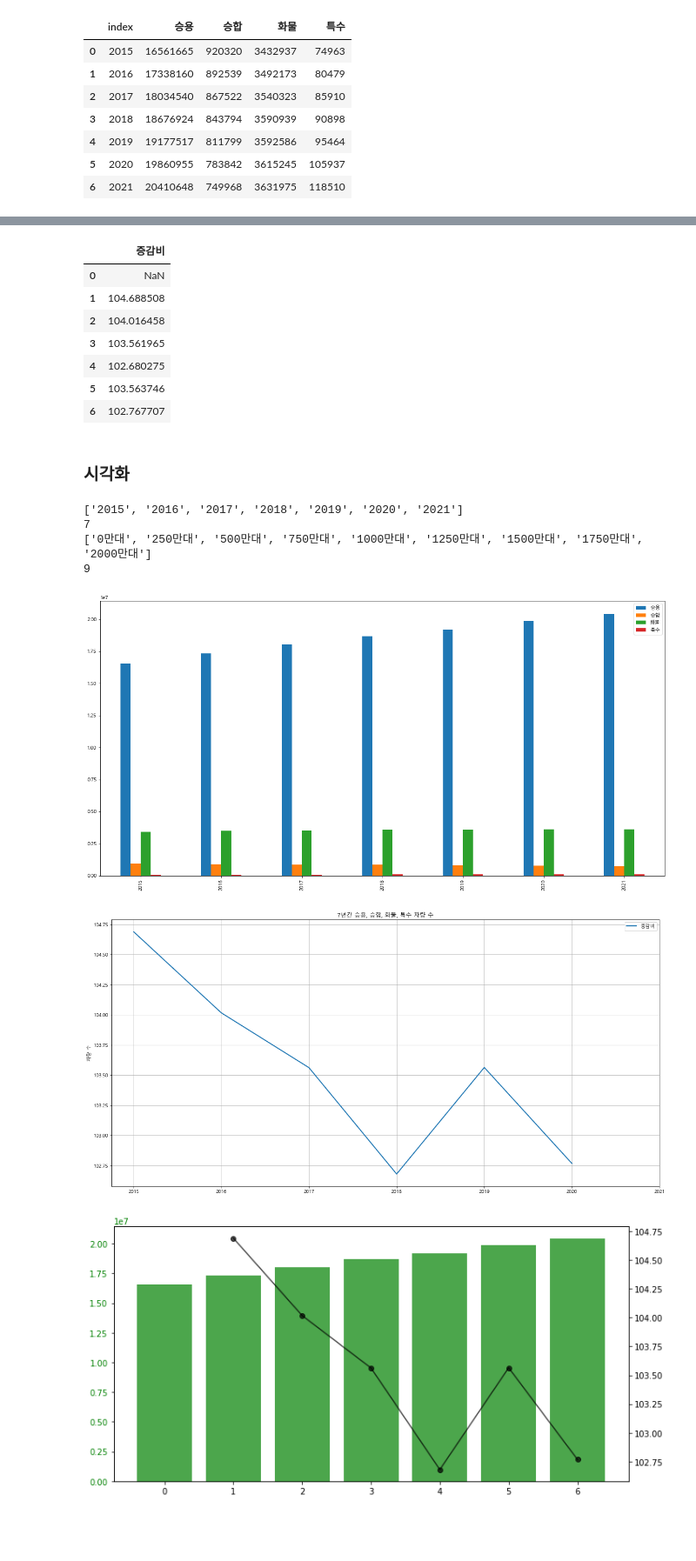
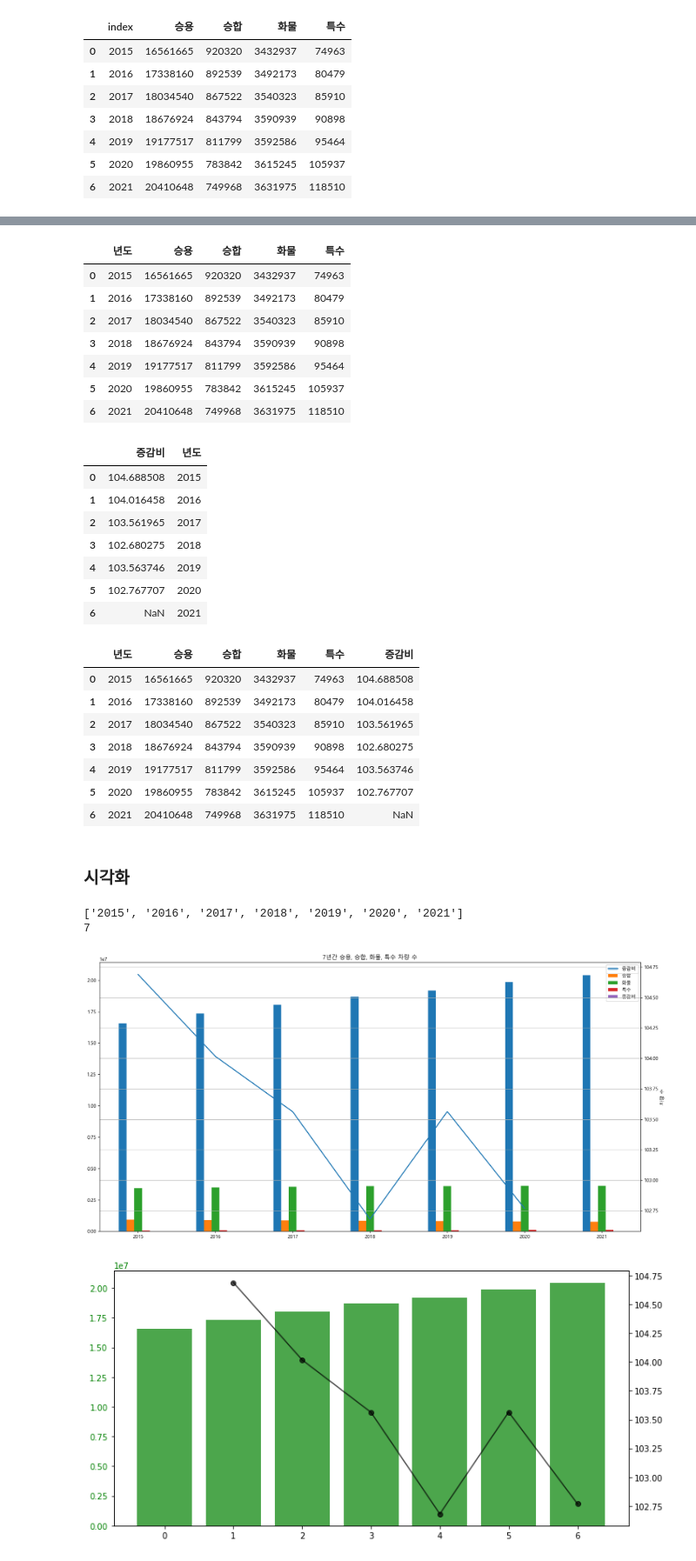
Before and after one commit to JIDONGJU/StudyPython22, a Jupyter notebook: 220614~/11day~/자동차 등록대수 및 증감률.ipynb, the cells around one changed output, grey strips where cells are left out. Shown: that part at 87% size. Drawn from its saved outputs; the diff is of its cells as text; code cells hidden in the pictures; blank space fills up the shorter version.

```diff
--- a/220614~/11day~/자동차 등록대수 및 증감률.ipynb
+++ b/220614~/11day~/자동차 등록대수 및 증감률.ipynb
@@ -67,6 +67,3 @@ car_total
 | 4 | 2019 | 19177517 | 811799 | 3592586 | 95464 |
 | 5 | 2020 | 19860955 | 783842 | 3615245 | 105937 |
 | 6 | 2021 | 20410648 | 749968 | 3631975 | 118510 |
-# %%
-car_total.columns = ['차종','2015','2016','2017','2018','2019','2020','2021']
-car_total
@@ -79,5 +70,17 @@ car_total
+# %%
+car_total.columns = ['년도','승용','승합','화물','특수']
+car_total
+# %% [output]
+|  | 년도 | 승용 | 승합 | 화물 | 특수 |
+| 0 | 2015 | 16561665 | 920320 | 3432937 | 74963 |
+| 1 | 2016 | 17338160 | 892539 | 3492173 | 80479 |
+| 2 | 2017 | 18034540 | 867522 | 3540323 | 85910 |
+| 3 | 2018 | 18676924 | 843794 | 3590939 | 90898 |
+| 4 | 2019 | 19177517 | 811799 | 3592586 | 95464 |
+| 5 | 2020 | 19860955 | 783842 | 3615245 | 105937 |
+| 6 | 2021 | 20410648 | 749968 | 3631975 | 118510 |
 # %%
-ratio = ['null']
+ratio = []
 for i in range(0, 7, 1):
     try:
         ratio.append(car_total.iloc[i+1]['승용'] / car_total.iloc[i]['승용'] * 100)
@@ -85,17 +88,30 @@ for i in range(0, 7, 1):
         pass
 ratio = pd.DataFrame(ratio)
 ratio.columns = ['증감비']
-ratio.loc[0] = np.nan
+ratio.loc[6] = np.nan
+ratio['년도'] = ['2015','2016','2017','2018','2019','2020','2021']
 ratio
 # %% [output]
-|  | 증감비 |
-| 0 | NaN |
-| 1 | 104.688508 |
-| 2 | 104.016458 |
-| 3 | 103.561965 |
-| 4 | 102.680275 |
-| 5 | 103.563746 |
-| 6 | 102.767707 |
+|  | 증감비 | 년도 |
+| 0 | 104.688508 | 2015 |
+| 1 | 104.016458 | 2016 |
+| 2 | 103.561965 | 2017 |
+| 3 | 102.680275 | 2018 |
+| 4 | 103.563746 | 2019 |
+| 5 | 102.767707 | 2020 |
+| 6 | NaN | 2021 |
+# %%
+df = pd.merge(car_total, ratio, how='outer', on='년도')
+df
+# %% [output]
+|  | 년도 | 승용 | 승합 | 화물 | 특수 | 증감비 |
+| 0 | 2015 | 16561665 | 920320 | 3432937 | 74963 | 104.688508 |
+| 1 | 2016 | 17338160 | 892539 | 3492173 | 80479 | 104.016458 |
+| 2 | 2017 | 18034540 | 867522 | 3540323 | 85910 | 103.561965 |
+| 3 | 2018 | 18676924 | 843794 | 3590939 | 90898 | 102.680275 |
+| 4 | 2019 | 19177517 | 811799 | 3592586 | 95464 | 103.563746 |
+| 5 | 2020 | 19860955 | 783842 | 3615245 | 105937 | 102.767707 |
+| 6 | 2021 | 20410648 | 749968 | 3631975 | 118510 | NaN |
 # %% [markdown]
 ### 시각화
 # %%
@@ -105,61 +121,50 @@ import pandas as pd
 import numpy as np
 # %%
 a = ['2015','2016','2017','2018','2019','2020','2021']
-a[0]
 
 k = []
 for x in range(len(a)):
     k.append(a[x])
 print(k)
 print(len(k))
-
-b = ['0만대', '250만대', '500만대', '750만대', '1000만대', '1250만대', '1500만대', '1750만대','2000만대']
-b[0]
-
-j = []
-for x in range(len(b)):
-    j.append(b[x])
-print(j)
-print(len(j))
 # %% [output]
 ['2015', '2016', '2017', '2018', '2019', '2020', '2021']
 7
-['0만대', '250만대', '500만대', '750만대', '1000만대', '1250만대', '1500만대', '1750만대', '2000만대']
-9
 # %%
 # 그래프 크기 지정하기 = 너비, 높이
 plt.rcParams['figure.figsize'] = (20, 10)
 
 # 선의 두께 지정
 plt.rcParams['lines.linewidth'] = 2
 # 폰트지정
 plt.rc("font", family = "Malgun Gothic", size=10)
 
 
 # 데이터 넣기
-car_total.plot.bar()
-ratio.plot()
+ax1 = df.plot.bar()
+# x축 범위?
+a = list(range(0,7,1))
+plt.xticks([i for i in range(0,7,1)], k, rotation = 0)
+
+ax2 = ax1.twinx()
+ax2 = df['증감비'].plot()
 
 plt.title("7년간 승용, 승합, 화물, 특수 차량 수")
 plt.ylabel("차량 수")
 
 # x축 범위?
 a = list(range(0,7,1))
 plt.xticks([i for i in range(0,7,1)], k, rotation = 0)
 
-# y축 범위?
-# b = list(range(0,10,1))
-# plt.yticks([i for i in range(0,10,1)], j, rotation = 0)
 
 # 범례 위치 변경하기
 plt.legend(loc="upper right")
 # 그래프 내에 그리드선 표시하기
 plt.grid(True)
 
 plt.show()
 # %% [output]
-[figure, old version]
+[figure, new version]
-[figure, removed]
 # %%
 import matplotlib.pyplot as plt
 
```
Also changed, not shown: parts of 3 cells of this notebook.
